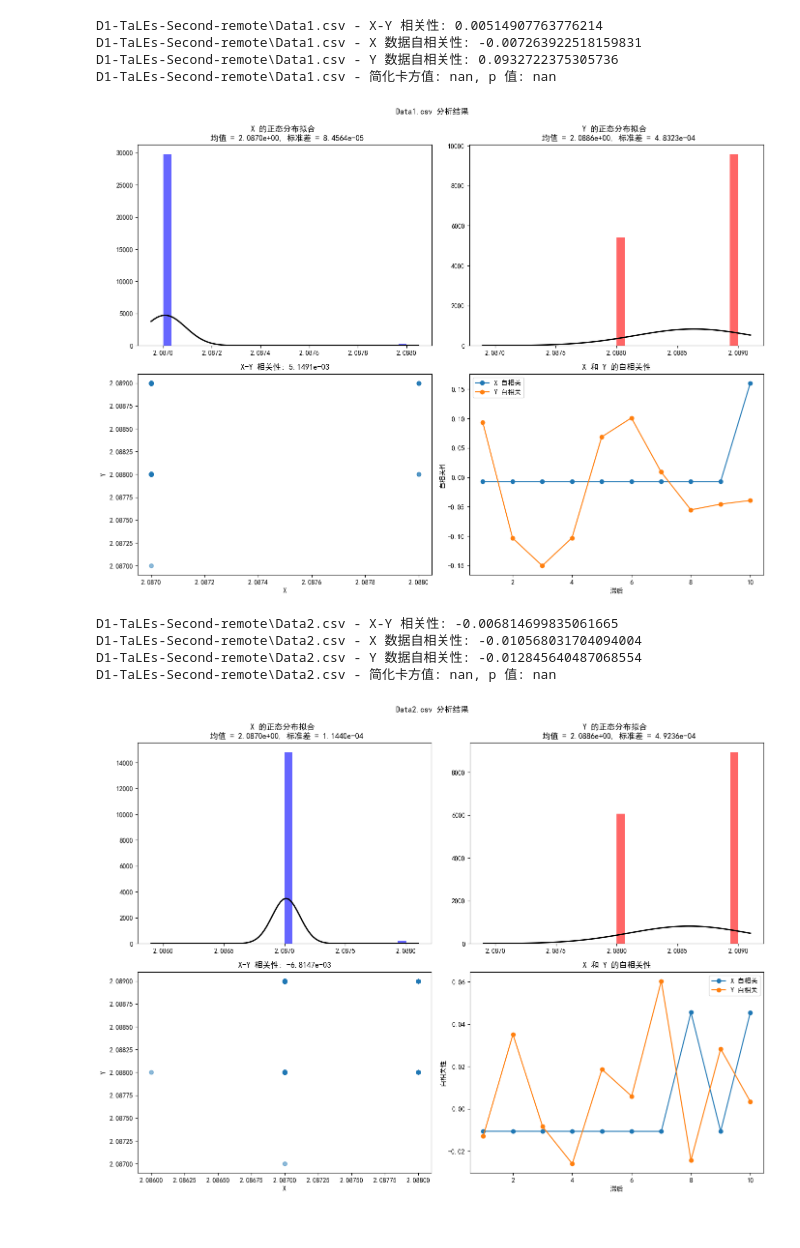
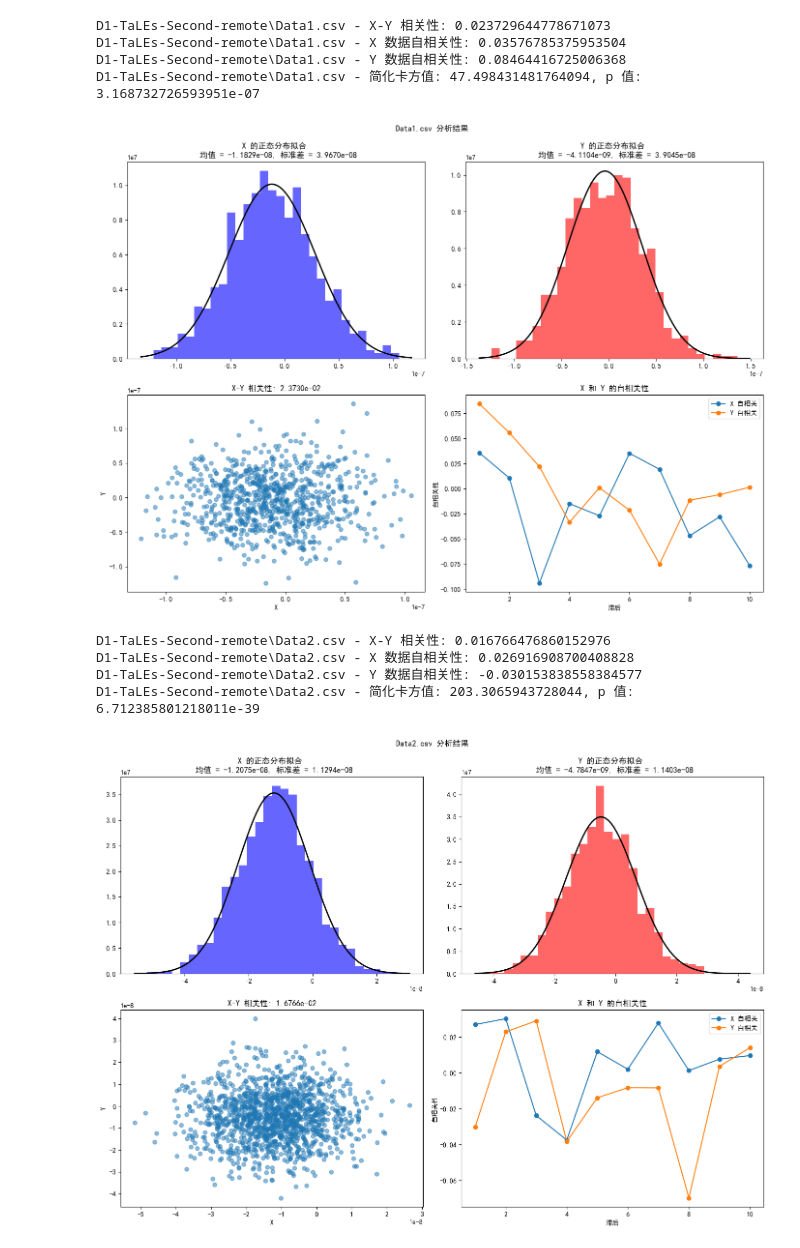
Before and after one commit to TaLEsCuber/APLabR_TaLEs, a Jupyter notebook: Lab1_D1-A-Report/analysis/draft-analysis-remote.ipynb, the cells around one changed output. Cells and saved outputs as stored; diff of their text form; code cells hidden in the pictures.

```diff
--- a/Lab1_D1-A-Report/analysis/draft-analysis-remote.ipynb
+++ b/Lab1_D1-A-Report/analysis/draft-analysis-remote.ipynb
@@ -17,11 +17,11 @@ def autocorrelation(data, lag=1):
 # 定义分析函数
 def analyze_file(file_path):
     # 读取CSV文件
-    data = pd.read_csv(file_path)
+    data = pd.read_csv(file_path, skiprows=1)
 
     # 将 X 和 Y 转换为数值类型，忽略非数值内容并用 NaN 替代
-    X = pd.to_numeric(data.iloc[1:, 0], errors='coerce')
-    Y = pd.to_numeric(data.iloc[1:, 1], errors='coerce')
+    X = pd.to_numeric(data.iloc[:, 0], errors='coerce')
+    Y = pd.to_numeric(data.iloc[:, 1], errors='coerce')
 
     # 删除包含 NaN 的行
     X = X.dropna().reset_index(drop=True)
@@ -77,40 +77,40 @@ def analyze_file(file_path):
     # X-Y 散点图
     plt.subplot(2, 2, 3)
     plt.scatter(X, Y, alpha=0.5)
     plt.title(f"X-Y 相关性: {correlation:.4e}")
     plt.xlabel("X")
     plt.ylabel("Y")
 
     # 自相关性图
     lags = range(1, 11)
     autocorr_X_vals = [autocorrelation(X, lag) for lag in lags]
     autocorr_Y_vals = [autocorrelation(Y, lag) for lag in lags]
     plt.subplot(2, 2, 4)
     plt.plot(lags, autocorr_X_vals, marker='o', label="X 自相关")
     plt.plot(lags, autocorr_Y_vals, marker='o', label="Y 自相关")
     plt.xlabel("滞后")
     plt.ylabel("自相关性")
     plt.title("X 和 Y 的自相关性")
     plt.legend()
 
     plt.tight_layout()
     plt.suptitle(f"{os.path.basename(file_path)} 分析结果", y=1.02)
     plt.show()
 
 # 批量读取 CSV 文件路径
 csv_files = glob('D1-TaLEs-Second-remote/*.csv')  # 替换为文件所在目录
 
 # 对每个 CSV 文件执行分析
 for file_path in csv_files:
     analyze_file(file_path)
 # %% [output]
-D1-TaLEs-Second-remote\Data1.csv - X-Y 相关性: 0.00514907763776214
-D1-TaLEs-Second-remote\Data1.csv - X 数据自相关性: -0.007263922518159831
-D1-TaLEs-Second-remote\Data1.csv - Y 数据自相关性: 0.0932722375305736
-D1-TaLEs-Second-remote\Data1.csv - 简化卡方值: nan, p 值: nan
+D1-TaLEs-Second-remote\Data1.csv - X-Y 相关性: 0.023729644778671073
+D1-TaLEs-Second-remote\Data1.csv - X 数据自相关性: 0.03576785375953504
+D1-TaLEs-Second-remote\Data1.csv - Y 数据自相关性: 0.08464416725006368
+D1-TaLEs-Second-remote\Data1.csv - 简化卡方值: 47.498431481764094, p 值: 3.168732726593951e-07
-[figure, old version]
+[figure, new version]
-D1-TaLEs-Second-remote\Data2.csv - X-Y 相关性: -0.006814699835061665
-D1-TaLEs-Second-remote\Data2.csv - X 数据自相关性: -0.010568031704094004
-D1-TaLEs-Second-remote\Data2.csv - Y 数据自相关性: -0.012845640487068554
-D1-TaLEs-Second-remote\Data2.csv - 简化卡方值: nan, p 值: nan
+D1-TaLEs-Second-remote\Data2.csv - X-Y 相关性: 0.016766476860152976
+D1-TaLEs-Second-remote\Data2.csv - X 数据自相关性: 0.026916908700408828
+D1-TaLEs-Second-remote\Data2.csv - Y 数据自相关性: -0.030153838558384577
+D1-TaLEs-Second-remote\Data2.csv - 简化卡方值: 203.3065943728044, p 值: 6.712385801218011e-39
-[figure, old version]
+[figure, new version]
```
Also changed, not shown: parts of 1 cell of this notebook, 48 other files.
